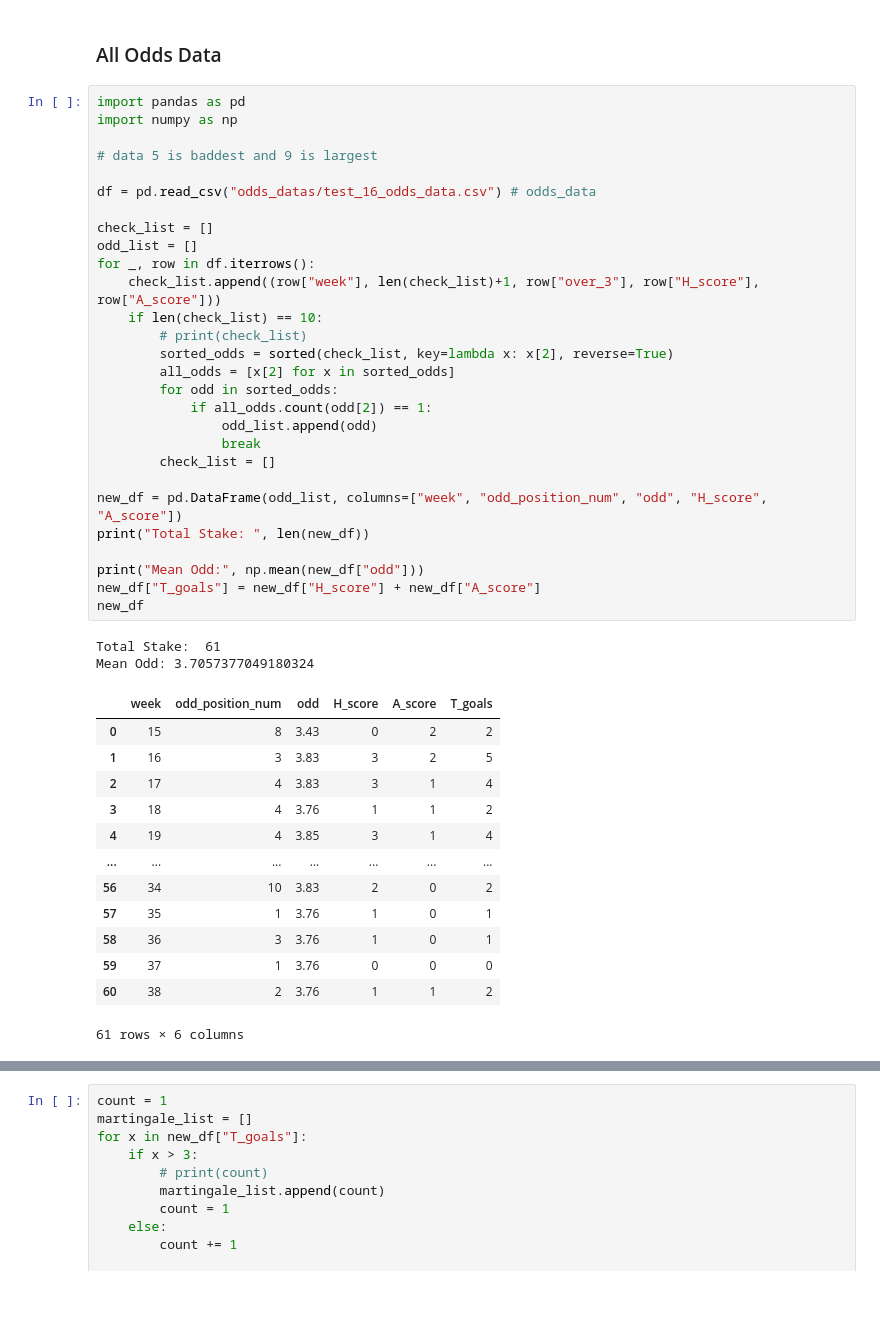
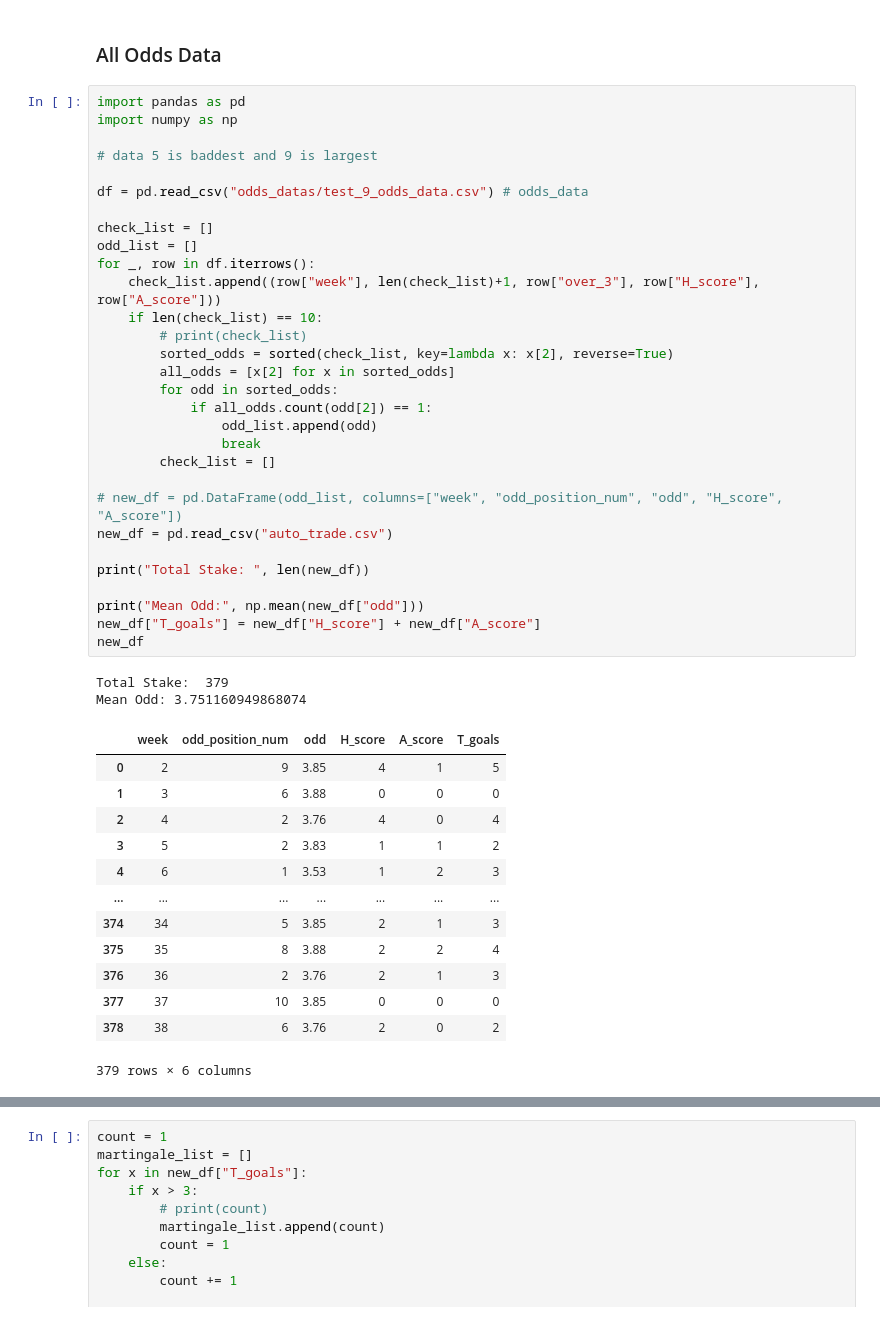
Before and after one commit to CJay-Cipher/virtual_football_league_predictor, a Jupyter notebook: strategy_analyzer.ipynb, the cells around one changed output, grey strips where cells are left out. Cells and saved outputs as stored; diff of their text form.

```diff
--- a/strategy_analyzer.ipynb
+++ b/strategy_analyzer.ipynb
@@ -16,44 +16,46 @@
 # %%
 import pandas as pd
 import numpy as np
 
 # data 5 is baddest and 9 is largest
 
-df = pd.read_csv("odds_datas/test_16_odds_data.csv") # odds_data
+df = pd.read_csv("odds_datas/test_9_odds_data.csv") # odds_data
 
 check_list = []
 odd_list = []
 for _, row in df.iterrows():
     check_list.append((row["week"], len(check_list)+1, row["over_3"], row["H_score"], row["A_score"]))
     if len(check_list) == 10:
         # print(check_list)
         sorted_odds = sorted(check_list, key=lambda x: x[2], reverse=True)
         all_odds = [x[2] for x in sorted_odds]
         for odd in sorted_odds:
             if all_odds.count(odd[2]) == 1:
                 odd_list.append(odd)
                 break
         check_list = []
 
-new_df = pd.DataFrame(odd_list, columns=["week", "odd_position_num", "odd", "H_score", "A_score"])
+# new_df = pd.DataFrame(odd_list, columns=["week", "odd_position_num", "odd", "H_score", "A_score"])
+new_df = pd.read_csv("auto_trade.csv")
+
 print("Total Stake: ", len(new_df))
 
 print("Mean Odd:", np.mean(new_df["odd"]))
 new_df["T_goals"] = new_df["H_score"] + new_df["A_score"]
 new_df
 # %% [output]
-Total Stake:  61
-Mean Odd: 3.7057377049180324
+Total Stake:  379
+Mean Odd: 3.751160949868074
 |  | week | odd_position_num | odd | H_score | A_score | T_goals |
-| 0 | 15 | 8 | 3.43 | 0 | 2 | 2 |
-| 1 | 16 | 3 | 3.83 | 3 | 2 | 5 |
-| 2 | 17 | 4 | 3.83 | 3 | 1 | 4 |
-| 3 | 18 | 4 | 3.76 | 1 | 1 | 2 |
-| 4 | 19 | 4 | 3.85 | 3 | 1 | 4 |
+| 0 | 2 | 9 | 3.85 | 4 | 1 | 5 |
+| 1 | 3 | 6 | 3.88 | 0 | 0 | 0 |
+| 2 | 4 | 2 | 3.76 | 4 | 0 | 4 |
+| 3 | 5 | 2 | 3.83 | 1 | 1 | 2 |
+| 4 | 6 | 1 | 3.53 | 1 | 2 | 3 |
 | ... | ... | ... | ... | ... | ... | ... |
-| 56 | 34 | 10 | 3.83 | 2 | 0 | 2 |
-| 57 | 35 | 1 | 3.76 | 1 | 0 | 1 |
-| 58 | 36 | 3 | 3.76 | 1 | 0 | 1 |
-| 59 | 37 | 1 | 3.76 | 0 | 0 | 0 |
-| 60 | 38 | 2 | 3.76 | 1 | 1 | 2 |
+| 374 | 34 | 5 | 3.85 | 2 | 1 | 3 |
+| 375 | 35 | 8 | 3.88 | 2 | 2 | 4 |
+| 376 | 36 | 2 | 3.76 | 2 | 1 | 3 |
+| 377 | 37 | 10 | 3.85 | 0 | 0 | 0 |
+| 378 | 38 | 6 | 3.76 | 2 | 0 | 2 |
-61 rows × 6 columns
+379 rows × 6 columns
```
Also changed, not shown: parts of 6 cells of this notebook, 2 other files.
